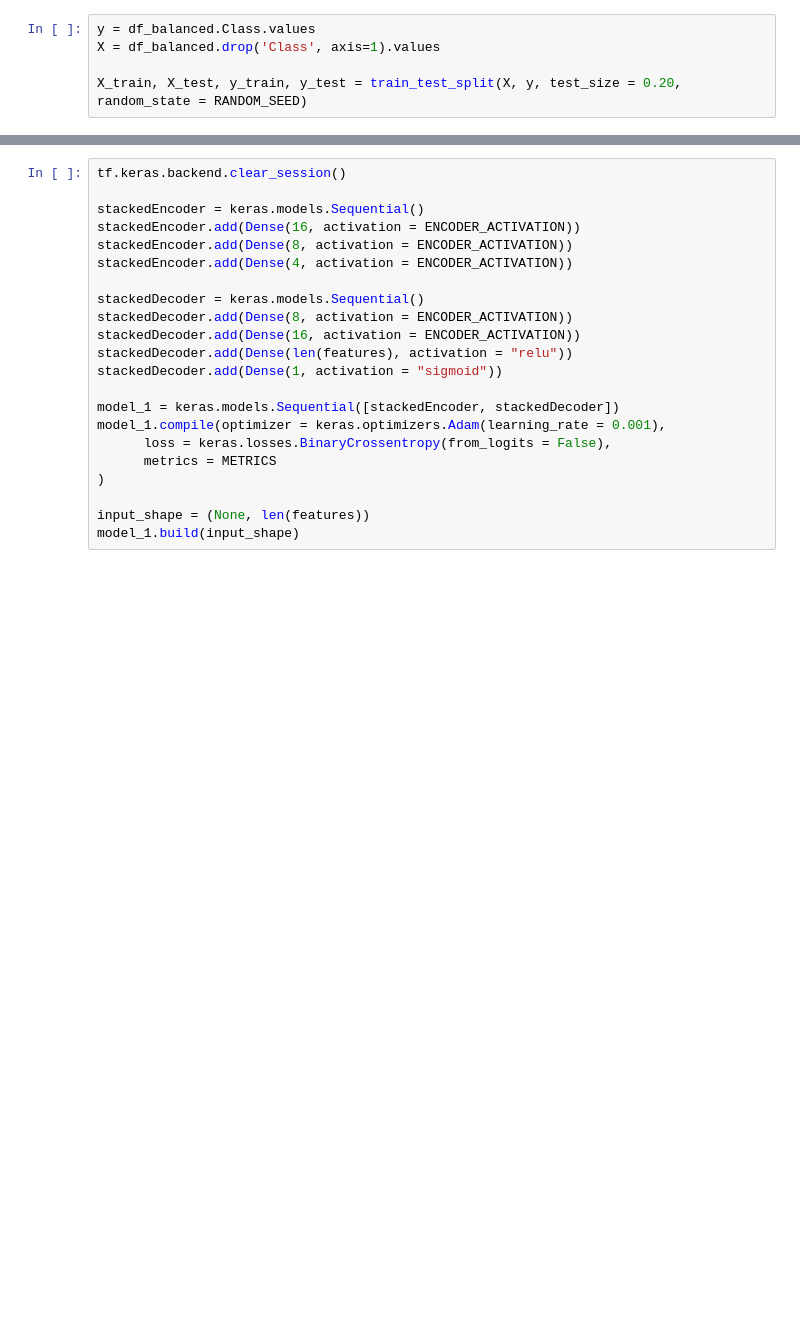
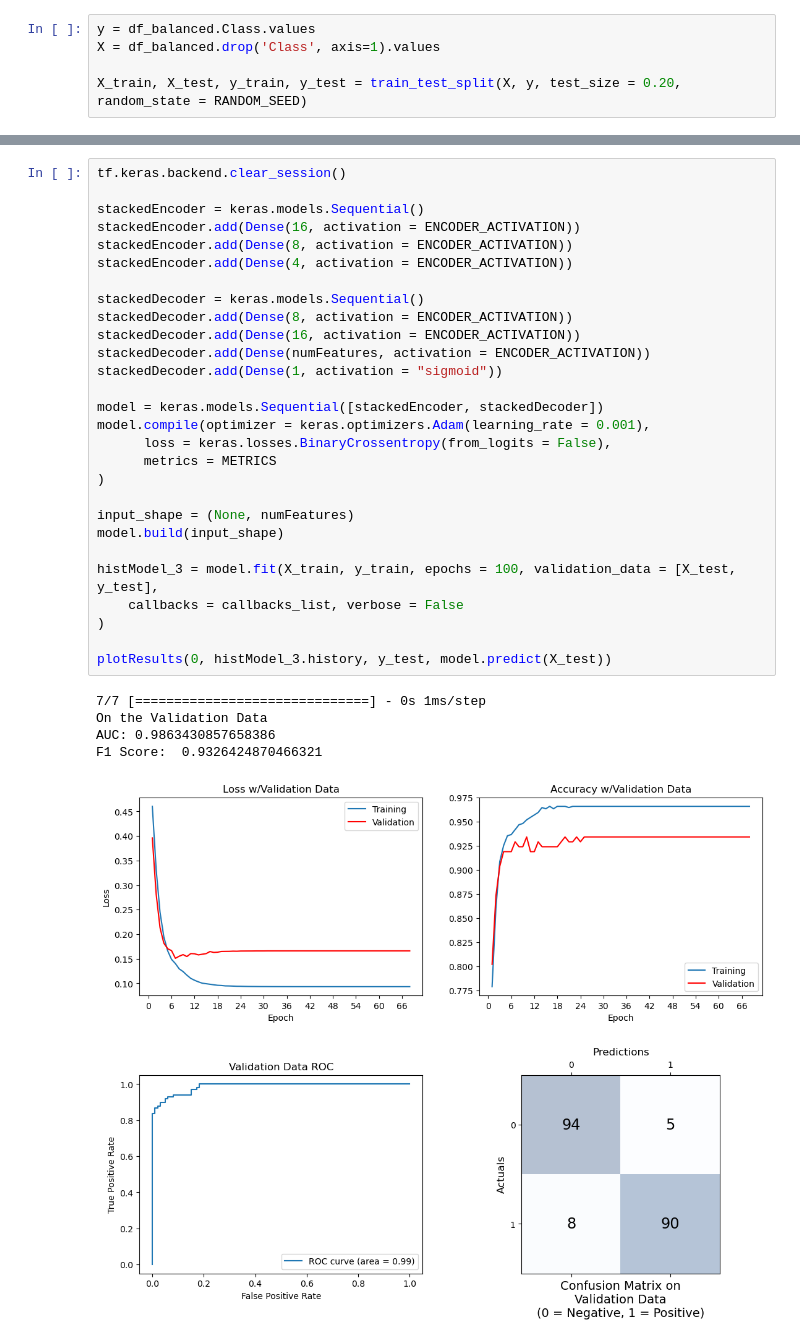
Before and after one commit to clayv/DTSA-5511_Final, a Jupyter notebook: CreditCardFraud.ipynb, the cells around one changed output, grey strips where cells are left out. Drawn from its saved outputs; the diff is of its cells as text; blank space fills up the shorter version.

```diff
--- a/CreditCardFraud.ipynb
+++ b/CreditCardFraud.ipynb
@@ -264,22 +336,34 @@ The first model will have a 3 layer encoder and a 4 layer decoder (including the
 # %%
 tf.keras.backend.clear_session()
 
 stackedEncoder = keras.models.Sequential()
 stackedEncoder.add(Dense(16, activation = ENCODER_ACTIVATION))
 stackedEncoder.add(Dense(8, activation = ENCODER_ACTIVATION))
 stackedEncoder.add(Dense(4, activation = ENCODER_ACTIVATION))
 
 stackedDecoder = keras.models.Sequential()
 stackedDecoder.add(Dense(8, activation = ENCODER_ACTIVATION))
 stackedDecoder.add(Dense(16, activation = ENCODER_ACTIVATION))
-stackedDecoder.add(Dense(len(features), activation = "relu"))
+stackedDecoder.add(Dense(numFeatures, activation = ENCODER_ACTIVATION))
 stackedDecoder.add(Dense(1, activation = "sigmoid"))
 
-model_1 = keras.models.Sequential([stackedEncoder, stackedDecoder])
-model_1.compile(optimizer = keras.optimizers.Adam(learning_rate = 0.001),
+model = keras.models.Sequential([stackedEncoder, stackedDecoder])
+model.compile(optimizer = keras.optimizers.Adam(learning_rate = 0.001),
       loss = keras.losses.BinaryCrossentropy(from_logits = False),
       metrics = METRICS
 )
 
-input_shape = (None, len(features))
-model_1.build(input_shape)
+input_shape = (None, numFeatures)
+model.build(input_shape)
+
+histModel_3 = model.fit(X_train, y_train, epochs = 100, validation_data = [X_test, y_test],
+    callbacks = callbacks_list, verbose = False
+)
+
+plotResults(0, histModel_3.history, y_test, model.predict(X_test))
+# %% [output]
+7/7 [==============================] - 0s 1ms/step
+On the Validation Data
+AUC: 0.9863430857658386
+F1 Score:  0.9326424870466321
+[figure, added]
```
Also changed, not shown: parts of 29 cells of this notebook.
